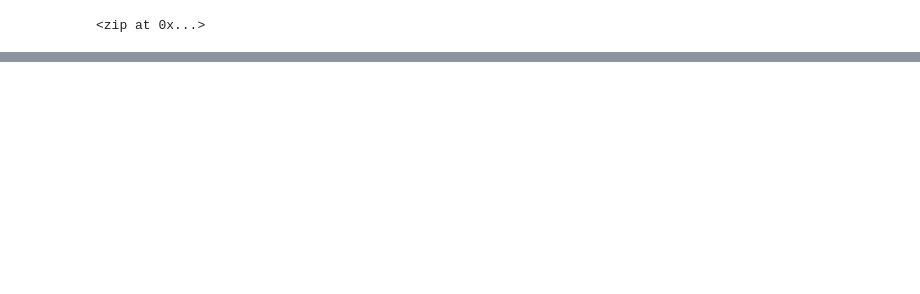
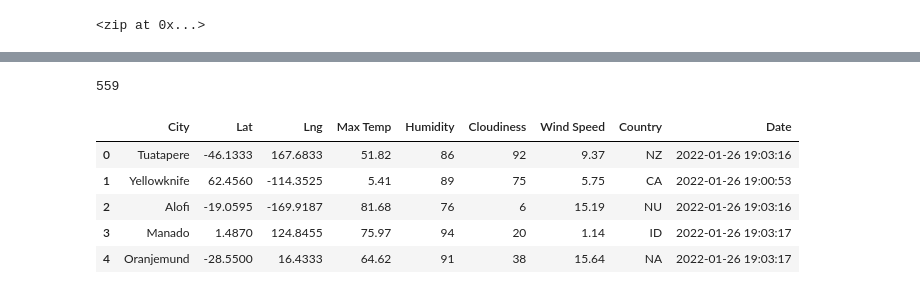
Before and after one commit to jennadodge/World_Weather_Analysis, a Jupyter notebook: Weather.ipynb, the cells around one changed output, grey strips where cells are left out. Cells and saved outputs as stored; diff of their text form; code cells hidden in the pictures; blank space fills up the shorter version.

Commit message:
created city data dataframe and export to csv

```diff
--- a/Weather.ipynb
+++ b/Weather.ipynb
@@ -35,0 +49,3 @@ len(cities)
+# %%
+# Starting URL for Weather Map API Call.
+url = "http://api.openweathermap.org/data/2.5/weather?units=Imperial&APPID=" + weather_api_key
@@ -35,0 +56,9 @@ len(cities)
+# %%
+# Create an empty list to hold the weather data
+city_data = []
+# Print the beginning of the logging.
+print('Beginning Data Retrieval     ')
+print('_____________________________')
+# create counters
+record_count = 1
+set_count = 1
@@ -35,0 +144,15 @@ len(cities)
+# %%
+len(city_data)
+# %% [output]
+559
+# %%
+# Convert the array of dictionaries to a pandas DataFrame
+city_data_df = pd.DataFrame(city_data)
+city_data_df.head()
+# %% [output]
+|  | City | Lat | Lng | Max Temp | Humidity | Cloudiness | Wind Speed | Country | Date |
+| 0 | Tuatapere | -46.1333 | 167.6833 | 51.82 | 86 | 92 | 9.37 | NZ | 2022-01-26 19:03:16 |
+| 1 | Yellowknife | 62.4560 | -114.3525 | 5.41 | 89 | 75 | 5.75 | CA | 2022-01-26 19:00:53 |
+| 2 | Alofi | -19.0595 | -169.9187 | 81.68 | 76 | 6 | 15.19 | NU | 2022-01-26 19:03:16 |
+| 3 | Manado | 1.4870 | 124.8455 | 75.97 | 94 | 20 | 1.14 | ID | 2022-01-26 19:03:17 |
+| 4 | Oranjemund | -28.5500 | 16.4333 | 64.62 | 91 | 38 | 15.64 | NA | 2022-01-26 19:03:17 |
```
Also changed, not shown: parts of 8 cells of this notebook, 2 other files.
